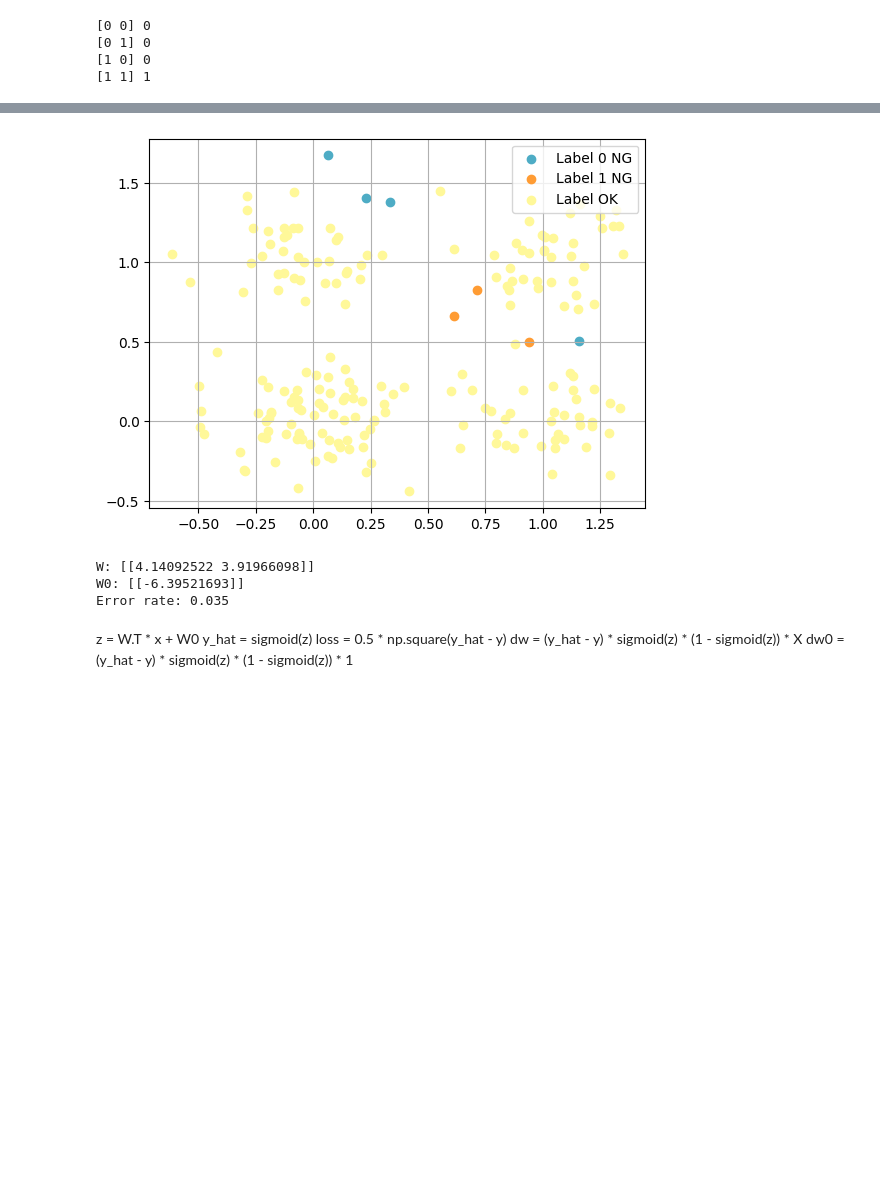
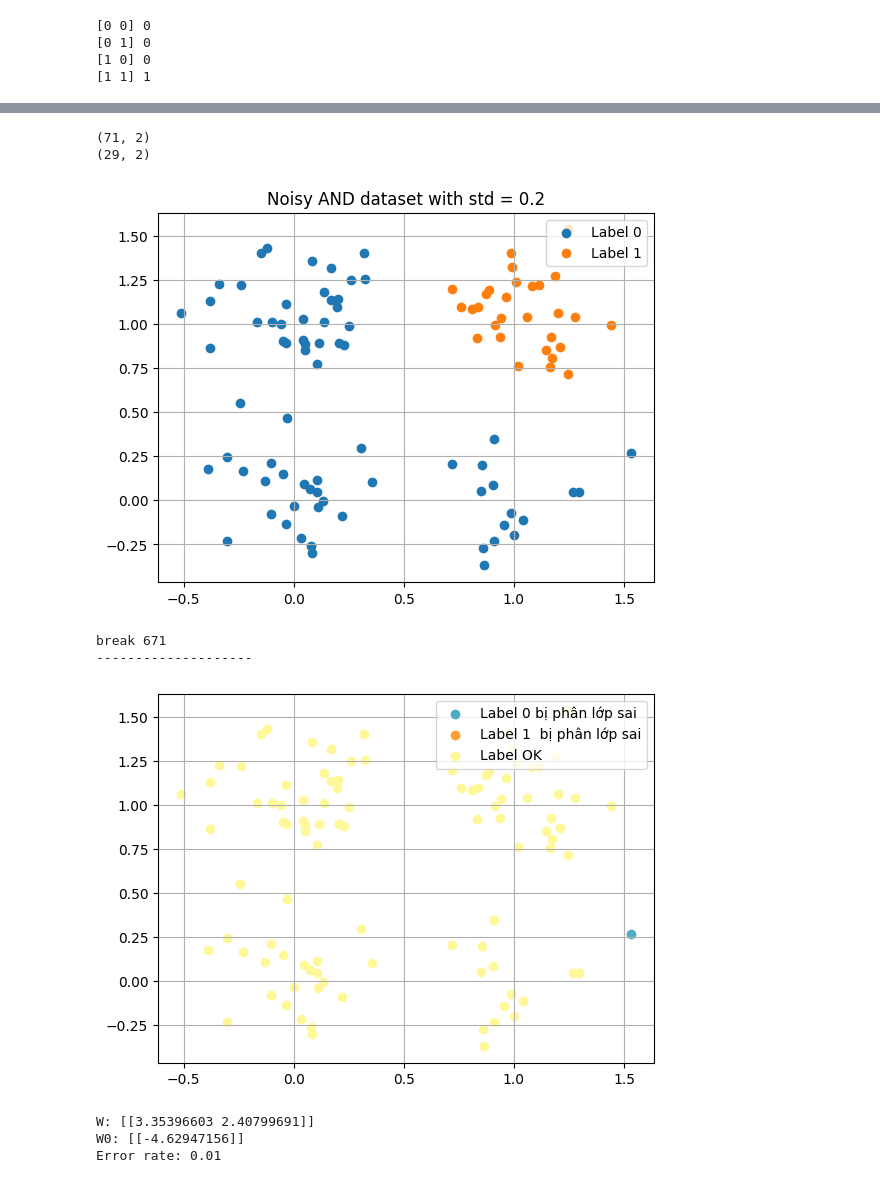
Before and after one commit to mark1702/mark, a Jupyter notebook: hoc_may_thong_ke.ipynb, the cells around one changed output, grey strips where cells are left out. Cells and saved outputs as stored; diff of their text form; code cells hidden in the pictures; blank space fills up the shorter version.

```diff
--- a/hoc_may_thong_ke.ipynb
+++ b/hoc_may_thong_ke.ipynb
@@ -127,10 +196,11 @@ def sigmoid(x):
 def derivative_sigmoid(x):
     return sigmoid(x) * (1 - sigmoid(x))
 # %%
+# highlight error points function
 def plot_clusters_after_cluster(_x, labels, list_labels = ['False', 'True']):
     colors = ['#4EACC5', '#FF9C34', '#fff899']
-    plt.scatter(_x[0], labels[0], marker='o', color=colors[0], label="Label 0 NG")
-    plt.scatter(_x[1], labels[1], marker='o', color=colors[1], label="Label 1 NG")
+    plt.scatter(_x[0], labels[0], marker='o', color=colors[0], label="Label 0 bị phân lớp sai")
+    plt.scatter(_x[1], labels[1], marker='o', color=colors[1], label="Label 1  bị phân lớp sai")
     plt.scatter(_x[2], labels[2], marker='o', color=colors[2], label="Label OK")
     # plt.title('Noisy AND dataset with std = %.1f' % std)
     plt.legend(loc='upper right')
@@ -139,46 +220,59 @@ def plot_clusters_after_cluster(_x, labels, list_labels = ['False', 'True']):
 # %%
+# create random data
+X_high_noise, y_high_noise = add_noise_data(X, y, 100, 0., 0.2)
+plot_clusters(X_high_noise, y_high_noise, 0.2, list_labels=['Label 0', 'Label 1'])
+y_high_noise_expandims = np.expand_dims(y_high_noise, axis=1)
+
+# let calculate P of
 epoch = 1000
 lr = 0.01
 w0 = np.random.randn(1, 1)
 w = np.random.randn(1, 2)
-# z = W.T * x + W0
-# y_hat = sigmoid(z)
-# loss = 0.5 * np.square(y_hat - y)
-# dw = (y_hat - y) * sigmoid(z) * (1 - sigmoid(z)) * X
-# dw0 = (y_hat - y) * sigmoid(z) * (1 - sigmoid(z)) * 1
+
 out_array = []
 for iter in range(epoch):
+    loss = 0
     for idx, x_noise in enumerate(X_high_noise):
         z = np.add(np.dot(x_noise, w.T), w0)
         y_hat = sigmoid(z)
-        loss = 0.5 * np.square(y_hat - y_high_noise[idx])
-        dw = (y_hat - y_high_noise[idx]) * sigmoid(z) * (1 - sigmoid(z)) * x_noise
-        dw0 = (y_hat - y_high_noise[idx]) * sigmoid(z) * (1 - sigmoid(z)) * 1
+        loss += 0.5 * np.square(y_hat - y_high_noise_expandims[idx])
+        dw = (y_hat - y_high_noise_expandims[idx]) * sigmoid(z) * (1 - sigmoid(z)) * x_noise
+        dw0 = (y_hat - y_high_noise_expandims[idx]) * sigmoid(z) * (1 - sigmoid(z)) * 1
         w -= lr * dw
         w0 -= lr * dw0
-        if iter == epoch - 1:
-          out_array.append([x_noise[0], x_noise[1], y_hat[0][0], y_high_noise[idx]])
-          # print(f"epoch {iter}: loss:{loss}. Raw {y_high_noise[idx]} Predict {y_hat}")
+    loss /= len(X_high_noise)
+    if loss < 2e-2:
+        print(f'break {iter}')
+        break
+        # if iter == epoch - 1:
+        #   out_array.append([x_noise[0], x_noise[1], y_hat[0][0], y_high_noise[idx]])
+        # print(f"epoch {iter}: loss:{loss}. Raw {y_high_noise[idx]} Predict {y_hat}")
+
+for idx, x_noise in enumerate(X_high_noise):
+    z = np.add(np.dot(x_noise, w.T), w0)
+    y_hat = sigmoid(z)
+    out_array.append([x_noise[0], x_noise[1], y_hat[0][0], y_high_noise_expandims[idx]])
 out_array = np.array(out_array)
 x_0_ng = out_array[(np.absolute(out_array[:,3] - out_array[:,2]) > 0.5) & (out_array[:,3] == 0)][:,0]
 y_0_ng = out_array[(np.absolute(out_array[:,3] - out_array[:,2]) > 0.5) & (out_array[:,3] == 0)][:,1]
 x_1_ng = out_array[(np.absolute(out_array[:,3] - out_array[:,2]) > 0.5) & (out_array[:,3] == 1)][:,0]
 y_1_ng = out_array[(np.absolute(out_array[:,3] - out_array[:,2]) > 0.5) & (out_array[:,3] == 1)][:,1]
 x_ok = out_array[(np.absolute(out_array[:,3] - out_array[:,2]) <= 0.5)][:,0]
 y_ok = out_array[(np.absolute(out_array[:,3] - out_array[:,2]) <= 0.5)][:,1]
+
+print("--------------------")
 plot_clusters_after_cluster((x_0_ng, x_1_ng, x_ok), (y_0_ng, y_1_ng, y_ok))
 print("W:", w)
 print("W0:", w0)
 print("Error rate: {}".format((np.absolute(out_array[:,3] - out_array[:,2]) > 0.5).sum() / len(X_high_noise)))
 # %% [output]
+(71, 2)
+(29, 2)
-[figure, old version]
+[figure, new version]
-W: [[4.14092522 3.91966098]]
-W0: [[-6.39521693]]
-Error rate: 0.035
+break 671
+--------------------
+[figure, added]
+W: [[3.35396603 2.40799691]]
+W0: [[-4.62947156]]
+Error rate: 0.01
-# %% [markdown]
-z = W.T * x + W0
-y_hat = sigmoid(z)
-loss = 0.5 * np.square(y_hat - y)
-dw = (y_hat - y) * sigmoid(z) * (1 - sigmoid(z)) * X
-dw0 = (y_hat - y) * sigmoid(z) * (1 - sigmoid(z)) * 1
 # %%
```
Also changed, not shown: parts of 18 cells of this notebook.
